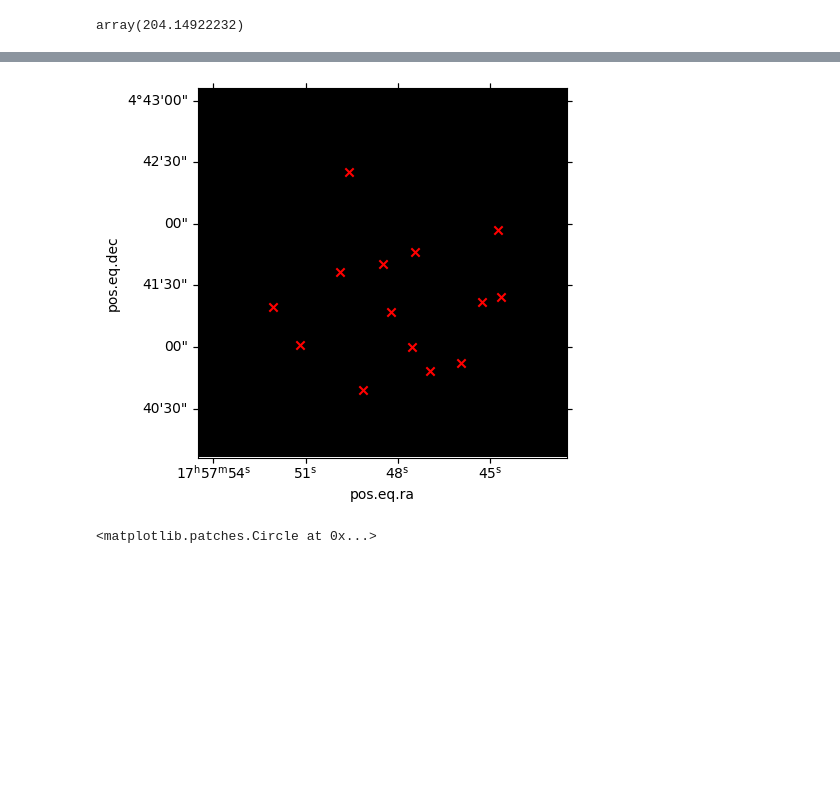
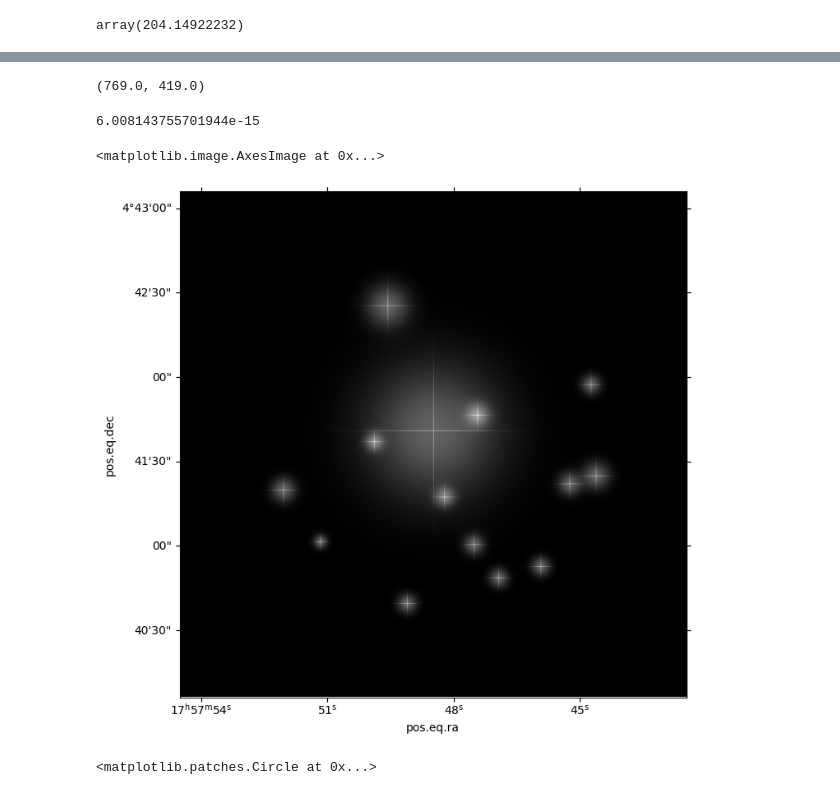
Before and after one commit to SpacialTree/astropixel, a Jupyter notebook: notebooks/plotting.ipynb, the cells around one changed output, grey strips where cells are left out. Drawn from its saved outputs; the diff is of its cells as text; code cells hidden in the pictures; blank space fills up the shorter version.

```diff
--- a/notebooks/plotting.ipynb
+++ b/notebooks/plotting.ipynb
@@ -30,3 +34,19 @@ ww.world_to_pixel(coord)
 (array(499.), array(499.))
 # %%
 cat = catalog_querry.get_2mass_catalog(coord, 1*u.arcmin)
+# %%
+import numpy as np
+
+def magnitude_to_luminosity(magnitude):
+    # Convert magnitude to flux
+    flux = 10**(-0.4 * magnitude)
+
+    # Convert flux to luminosity
+    luminosity = 4 * np.pi * (10)**2 * flux
+
+    return luminosity
+
+def scale_the_magnitude(magnitude, scale=5):
+    lum = magnitude_to_luminosity(magnitude)
+
+    return lum**(1/scale)
@@ -51,3 +89,11 @@ array(204.14922232)
 import make_star
 # %%
 star = make_star.GaussianCrossPSF(amplitude=1)
+# %%
+psf = np.zeros((1000, 1000))
+for c in cat:
+    coordi = SkyCoord(c['RAJ2000'], c['DEJ2000'], unit=(u.deg, u.deg), frame='icrs')
+    pix_cord = coordi.to_pixel(ww)
+    std = scale_the_magnitude(c['Kmag'], scale=5)*50
+    psf += star.generate_cross_psf(np.round(pix_cord[0]), np.round(pix_cord[1])+1, std, 0.5, grid_size=1000)
+    print(std)
@@ -54,14 +115,22 @@ star = make_star.GaussianCrossPSF(amplitude=1)
 # %%
-psf = star.generate_cross_psf(np.round(pix_cord[0]), np.round(pix_cord[1]), 5, 0.5, grid_size=)
+np.round(pix_cord[0]), np.round(pix_cord[1])
+# %% [output]
+(769.0, 419.0)
+# %%
+np.min(psf)
+# %% [output]
+6.008143755701944e-15
 # %%
+fig = plt.figure(figsize=(10, 8))
 ax = plt.subplot(111, projection=ww)
-ax.imshow(frame, origin='lower', cmap='gray', interpolation='nearest', aspect='equal')
+ax.imshow(psf, origin='lower', cmap='gray', aspect='equal')
 
-for c in cat_coords:
-    cor = c.to_pixel(ww)
-    ax.scatter(cor[0], cor[1], marker='x', color='red')
+#for c in cat_coords:
+#    cor = c.to_pixel(ww)
+#    ax.scatter(cor[0], cor[1], marker='x', color='red')
 # %% [output]
+<matplotlib.image.AxesImage at 0x...>
-[figure, old version]
+[figure, new version]
 # %%
 import regions
 # %%
```
Also changed, not shown: parts of 7 cells of this notebook.
